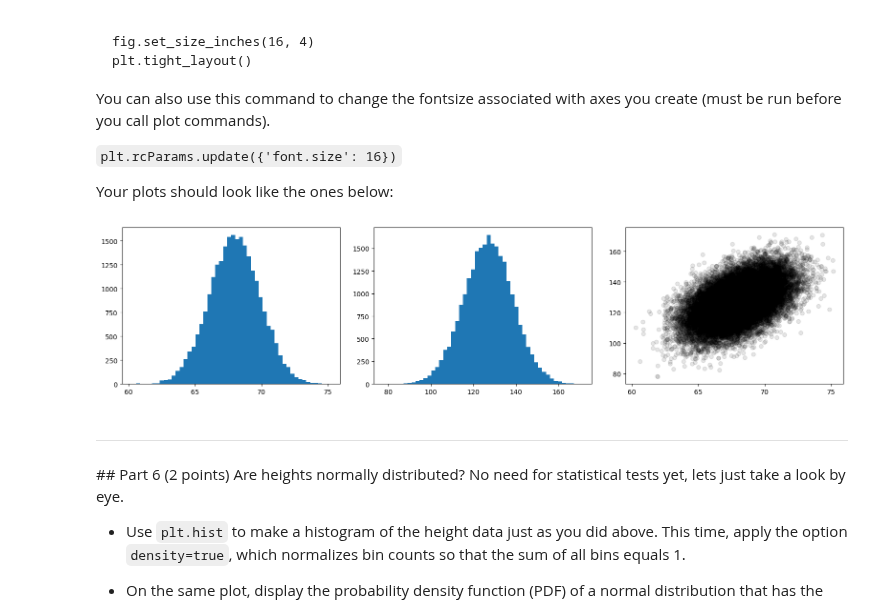
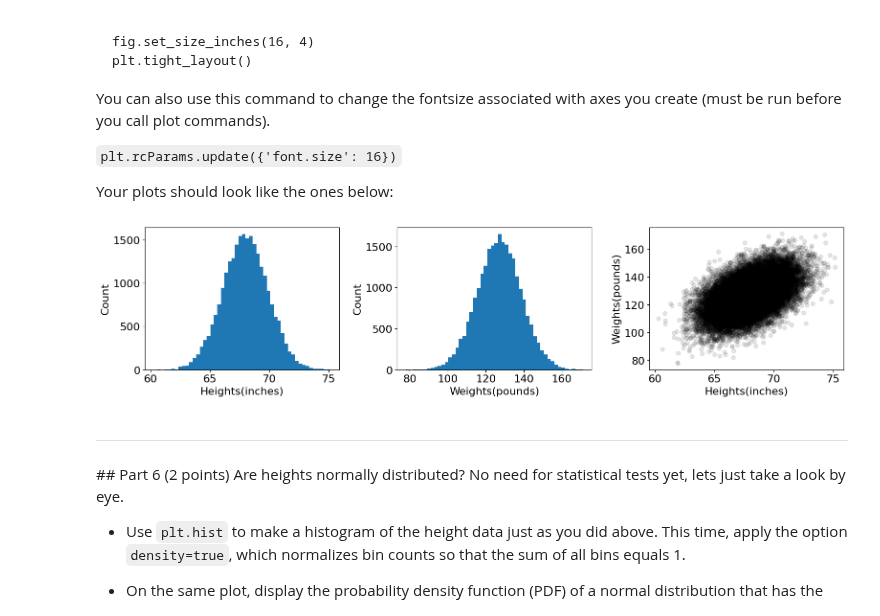
Before and after one commit to Urvi-M/BE559, a Jupyter notebook: Homework1_part1_v1.ipynb, the cells around one changed output. Saved outputs shown, nothing was run; the diff lists cells and outputs as text; code cells hidden in the pictures.

```diff
--- a/Homework1_part1_v1.ipynb
+++ b/Homework1_part1_v1.ipynb
@@ -102,13 +102,19 @@ Your plots should look like the ones below:
 # %%
 fig, axs = plt.subplots(1, 3)
 fig.set_size_inches(16, 4)
 plt.rcParams.update({'font.size': 16})
 axs[0].hist(heights, bins = 50)
+axs[0].set_xlabel('Heights(inches)')
+axs[0].set_ylabel('Count')
 axs[1].hist(weights, bins = 50)
+axs[1].set_xlabel('Weights(pounds)')
+axs[1].set_ylabel('Count')
 axs[2].scatter(heights,weights, color = 'black', alpha = 0.1)
+axs[2].set_xlabel('Heights(inches)')
+axs[2].set_ylabel('Weights(pounds)')
 plt.tight_layout()
 # %% [output]
-[figure, old version]
+[figure, new version]
 # %% [markdown]
 ---
 ## Part 6 (2 points)
```
Also changed, not shown: parts of 7 cells of this notebook.
